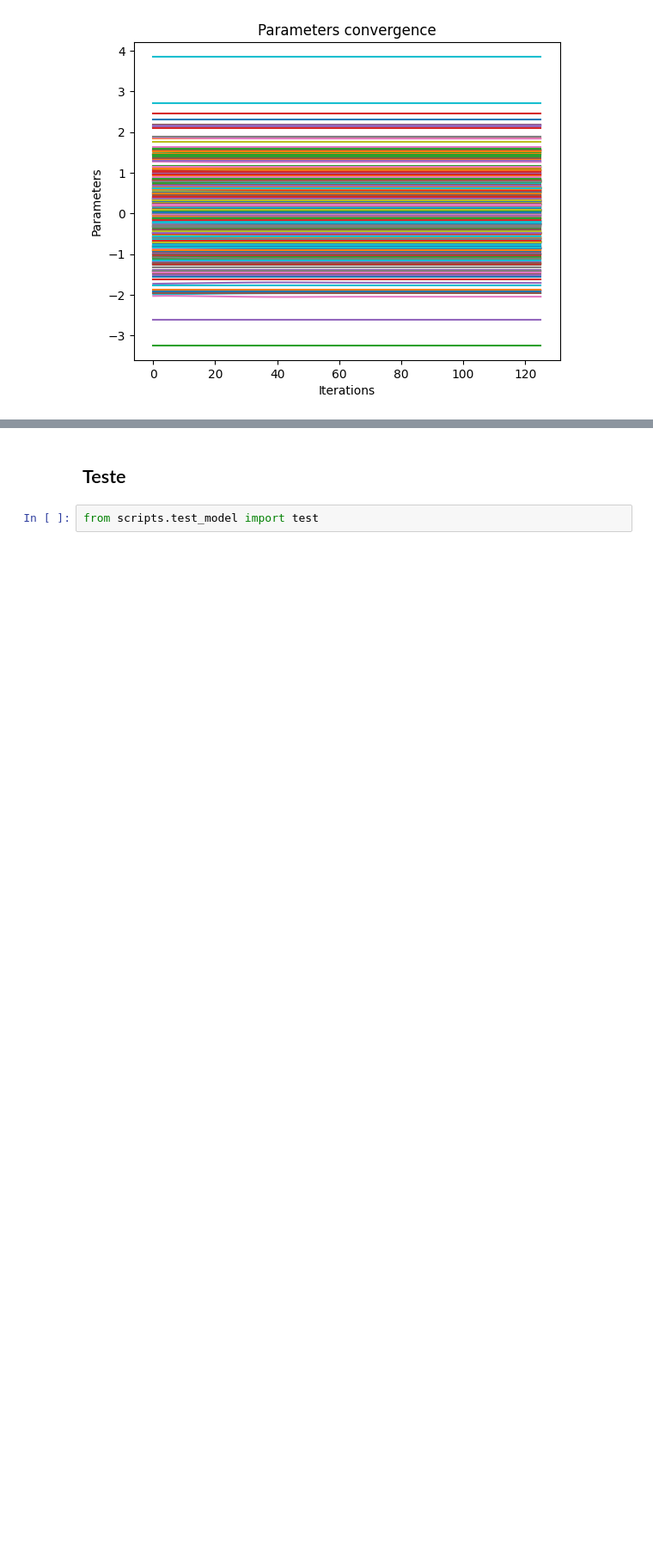
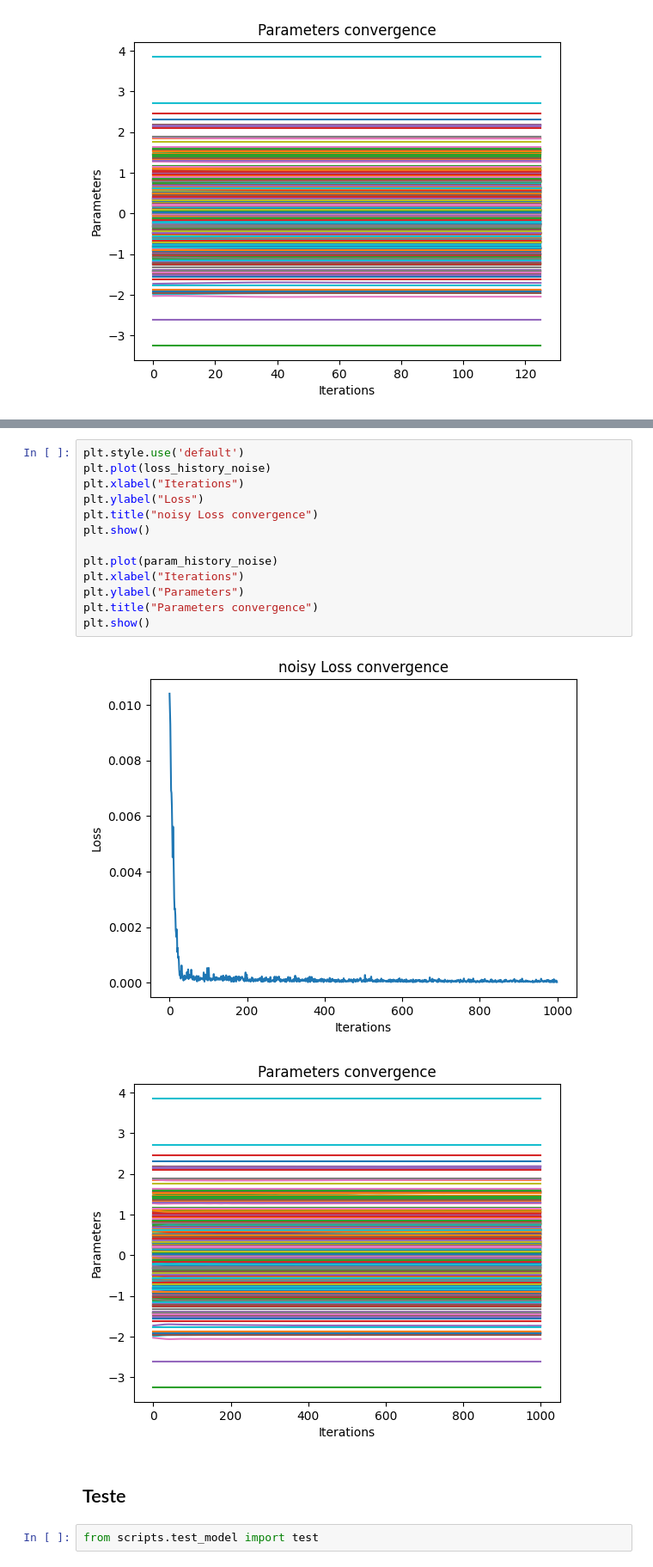
Before and after one commit to quantum-cesar-lab/HE-Quantum-Anomaly-Detection, a Jupyter notebook: notebooks/data_visualization.ipynb, the cells around one changed output, grey strips where cells are left out. Shown at 86% size. Drawn from its saved outputs; the diff is of its cells as text; blank space fills up the shorter version.

```diff
--- a/notebooks/data_visualization.ipynb
+++ b/notebooks/data_visualization.ipynb
@@ -255,3 +271,19 @@ iteration: 0 | cost: 0.010403
+# %%
+plt.style.use('default')
+plt.plot(loss_history_noise)
+plt.xlabel("Iterations")
+plt.ylabel("Loss")
+plt.title("noisy Loss convergence")
+plt.show()
+
+plt.plot(param_history_noise)
+plt.xlabel("Iterations")
+plt.ylabel("Parameters")
+plt.title("Parameters convergence")
+plt.show()
+# %% [output]
+[figure, added]
+[figure, added]
 # %% [markdown]
 ## Teste
 # %%
```
Also changed, not shown: parts of 5 cells of this notebook, 1 other file.
